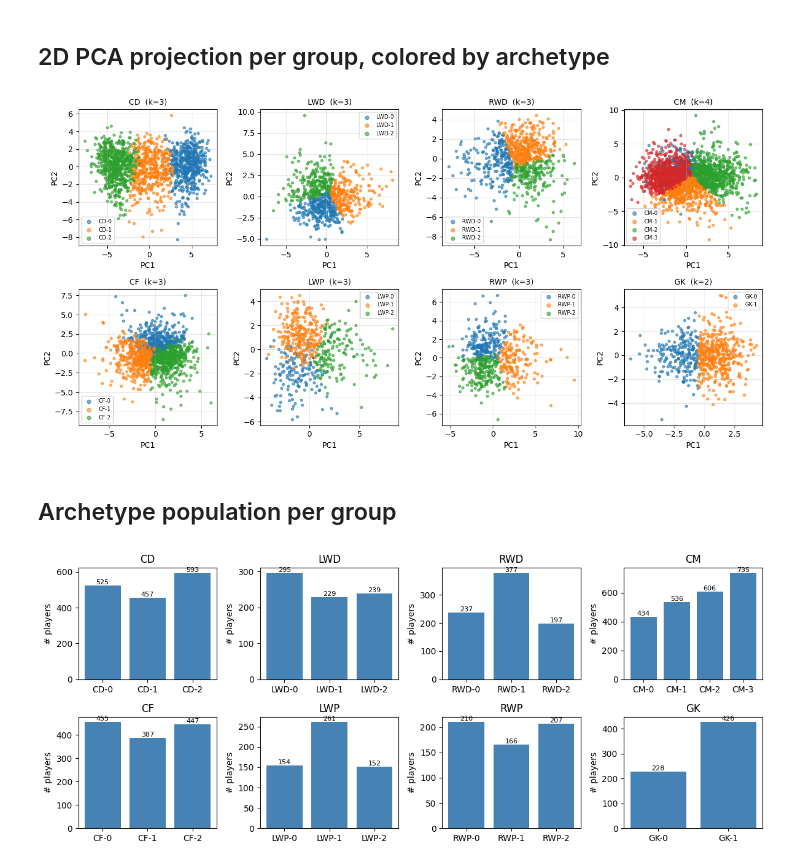
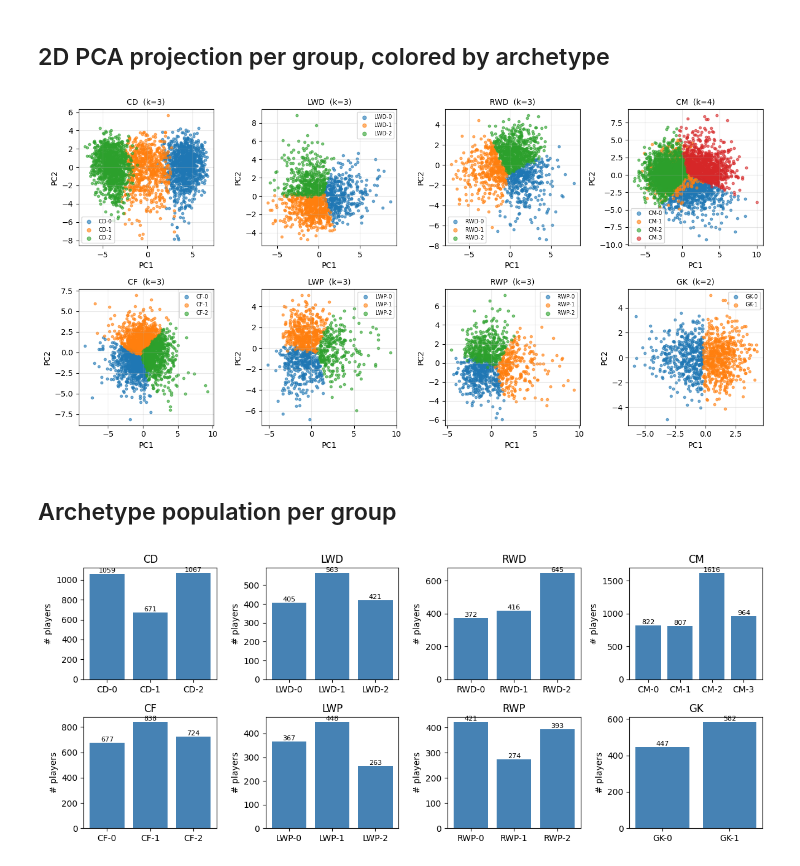
Before and after one commit to zcochran27/team-success-prediction-via-formation-and-personnel, a Jupyter notebook: archetypes/notebooks/archetype_clustering.ipynb, the cells around one changed output. Cells and saved outputs as stored; diff of their text form; code cells hidden in the pictures.

```diff
--- a/archetypes/notebooks/archetype_clustering.ipynb
+++ b/archetypes/notebooks/archetype_clustering.ipynb
@@ -106,29 +106,29 @@ plt.show()
 # %%
 import math
 ncols = 4
 nrows = math.ceil(len(POSITION_GROUPS) / ncols)
 fig, axes = plt.subplots(nrows, ncols, figsize=(3.3 * ncols, 3.3 * nrows))
 axes = axes.flatten()
 for extra in axes[len(POSITION_GROUPS):]:
     extra.set_visible(False)
 for ax, g in zip(axes, POSITION_GROUPS):
     cols = feature_columns_for_group(EVENT_TYPES_PER_GROUP[g],
                                      N_CLUSTERS_PER_EVENT[g])
     sub = feats[feats["position_group"] == g].merge(
-        amap[["player_id", "archetype"]], on="player_id")
+        amap[["player_id", "season", "archetype"]], on=["player_id", "season"])
     X = StandardScaler().fit_transform(sub[cols].values)
     XY = PCA(n_components=2, random_state=0).fit_transform(X)
     for arch in sorted(sub["archetype"].unique()):
         m = sub["archetype"].values == arch
         ax.scatter(XY[m, 0], XY[m, 1], s=10, alpha=0.6, label=arch)
     ax.set_title(f"{g}  (k={N_ARCHETYPES_PER_GROUP[g]})", fontsize=10)
     ax.legend(fontsize=7, markerscale=1.5)
     ax.set_xlabel("PC1"); ax.set_ylabel("PC2")
     ax.grid(alpha=0.3)
 fig.tight_layout()
 plt.show()
 # %% [output]
-[figure, old version]
+[figure, new version]
 # %% [markdown]
 ## Archetype population per group
 # %%
@@ -150,4 +150,4 @@ for ax, g in zip(axes, POSITION_GROUPS):
 fig.tight_layout()
 plt.show()
 # %% [output]
-[figure, old version]
+[figure, new version]
```
Also changed, not shown: parts of 1 cell of this notebook, 12 other files.
